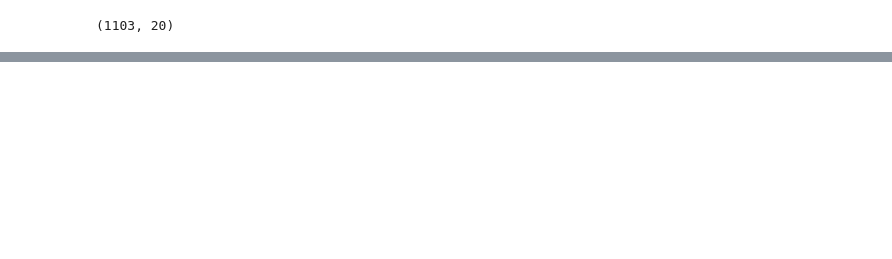
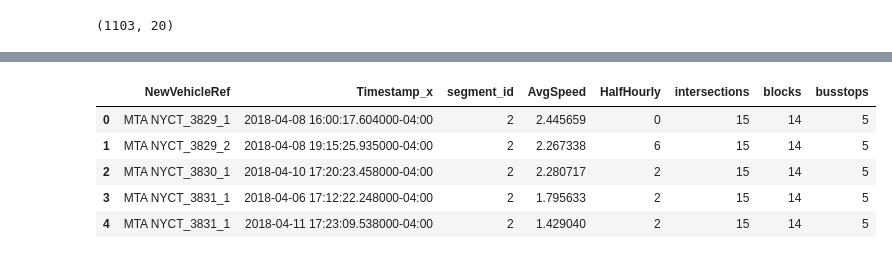
Before and after one commit to ywnch/NYC-bus-LTT-prediction, a Jupyter notebook: M1-MiM.ipynb, the cells around one changed output, grey strips where cells are left out. Saved outputs shown, nothing was run; the diff lists cells and outputs as text; code cells hidden in the pictures; blank space fills up the shorter version.

```diff
--- a/M1-MiM.ipynb
+++ b/M1-MiM.ipynb
@@ -154,0 +164,11 @@ NameError: name 'plt' is not defined
+# %%
+dff = dff[['NewVehicleRef', 'Timestamp_x', 'segment_id', 'AvgSpeed', 'HalfHourly', 'intersections', 'blocks', 'busstops']]
+# %%
+dff.head()
+# %% [output]
+|  | NewVehicleRef | Timestamp_x | segment_id | AvgSpeed | HalfHourly | intersections | blocks | busstops |
+| 0 | MTA NYCT_3829_1 | 2018-04-08 16:00:17.604000-04:00 | 2 | 2.445659 | 0 | 15 | 14 | 5 |
+| 1 | MTA NYCT_3829_2 | 2018-04-08 19:15:25.935000-04:00 | 2 | 2.267338 | 6 | 15 | 14 | 5 |
+| 2 | MTA NYCT_3830_1 | 2018-04-10 17:20:23.458000-04:00 | 2 | 2.280717 | 2 | 15 | 14 | 5 |
+| 3 | MTA NYCT_3831_1 | 2018-04-06 17:12:22.248000-04:00 | 2 | 1.795633 | 2 | 15 | 14 | 5 |
+| 4 | MTA NYCT_3831_1 | 2018-04-11 17:23:09.538000-04:00 | 2 | 1.429040 | 2 | 15 | 14 | 5 |
```
Also changed, not shown: parts of 2 cells of this notebook.
